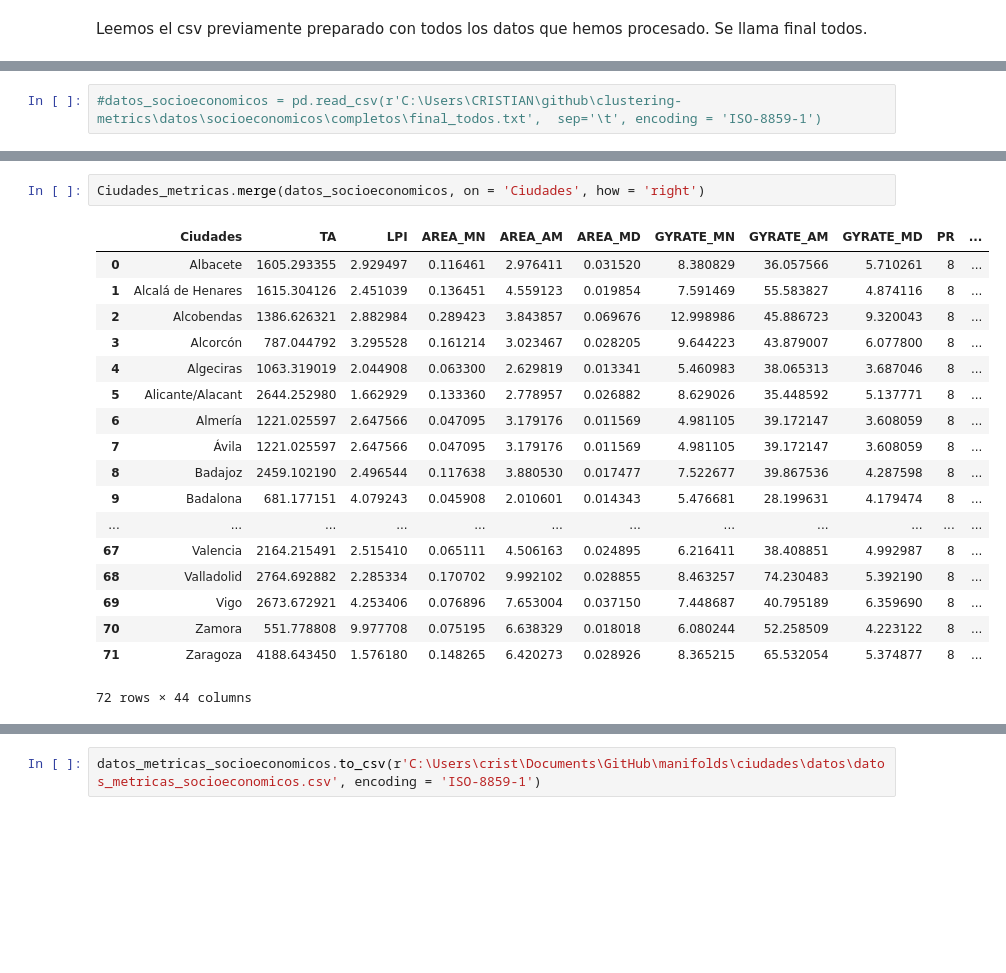
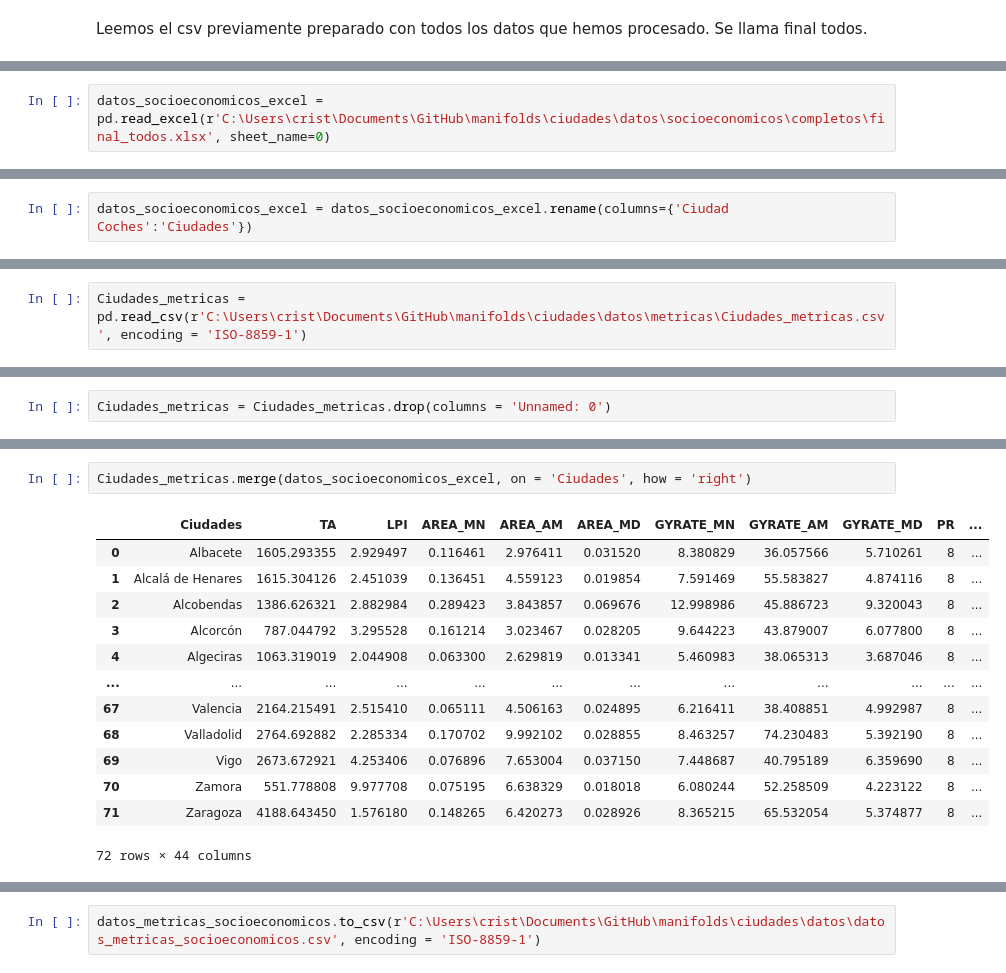
Before and after one commit to cristianvergaraf/clustering-metrics, a Jupyter notebook: datos/metricas/funcion_leer_metricas.ipynb, the cells around one changed output, grey strips where cells are left out. Cells and saved outputs as stored; diff of their text form; blank space fills up the shorter version.

```diff
--- a/datos/metricas/funcion_leer_metricas.ipynb
+++ b/datos/metricas/funcion_leer_metricas.ipynb
@@ -630,0 +633,2 @@ Leemos el csv previamente preparado con todos los datos que hemos procesado. Se
+# %%
+datos_socioeconomicos_excel = pd.read_excel(r'C:\Users\crist\Documents\GitHub\manifolds\ciudades\datos\socioeconomicos\completos\final_todos.xlsx', sheet_name=0)
@@ -630,0 +660,2 @@ Leemos el csv previamente preparado con todos los datos que hemos procesado. Se
+# %%
+datos_socioeconomicos_excel = datos_socioeconomicos_excel.rename(columns={'Ciudad Coches':'Ciudades'})
@@ -631,2 +680,2 @@ Leemos el csv previamente preparado con todos los datos que hemos procesado. Se
 # %%
-#datos_socioeconomicos = pd.read_csv(r'C:\Users\CRISTIAN\github\clustering-metrics\datos\socioeconomicos\completos\final_todos.txt',  sep='\t', encoding = 'ISO-8859-1')
+Ciudades_metricas = pd.read_csv(r'C:\Users\crist\Documents\GitHub\manifolds\ciudades\datos\metricas\Ciudades_metricas.csv', encoding = 'ISO-8859-1')
@@ -671,3 +682,5 @@ nombre_ciudades = datos_socioeconomicos.Ciudades
+# %%
+Ciudades_metricas = Ciudades_metricas.drop(columns = 'Unnamed: 0')
 # %%
 Ciudades_metricas
 # %% [output]
@@ -712,17 +700,12 @@ datos_socioeconomicos
 # %%
-Ciudades_metricas.merge(datos_socioeconomicos, on = 'Ciudades', how = 'right')
+Ciudades_metricas.merge(datos_socioeconomicos_excel, on = 'Ciudades', how = 'right')
 # %% [output]
 |  | Ciudades | TA | LPI | AREA_MN | AREA_AM | AREA_MD | GYRATE_MN | GYRATE_AM | GYRATE_MD | PR | ... |
 | 0 | Albacete | 1605.293355 | 2.929497 | 0.116461 | 2.976411 | 0.031520 | 8.380829 | 36.057566 | 5.710261 | 8 | ... |
 | 1 | Alcalá de Henares | 1615.304126 | 2.451039 | 0.136451 | 4.559123 | 0.019854 | 7.591469 | 55.583827 | 4.874116 | 8 | ... |
 | 2 | Alcobendas | 1386.626321 | 2.882984 | 0.289423 | 3.843857 | 0.069676 | 12.998986 | 45.886723 | 9.320043 | 8 | ... |
 | 3 | Alcorcón | 787.044792 | 3.295528 | 0.161214 | 3.023467 | 0.028205 | 9.644223 | 43.879007 | 6.077800 | 8 | ... |
 | 4 | Algeciras | 1063.319019 | 2.044908 | 0.063300 | 2.629819 | 0.013341 | 5.460983 | 38.065313 | 3.687046 | 8 | ... |
-| 5 | Alicante/Alacant | 2644.252980 | 1.662929 | 0.133360 | 2.778957 | 0.026882 | 8.629026 | 35.448592 | 5.137771 | 8 | ... |
-| 6 | Almería | 1221.025597 | 2.647566 | 0.047095 | 3.179176 | 0.011569 | 4.981105 | 39.172147 | 3.608059 | 8 | ... |
-| 7 | Ávila | 1221.025597 | 2.647566 | 0.047095 | 3.179176 | 0.011569 | 4.981105 | 39.172147 | 3.608059 | 8 | ... |
-| 8 | Badajoz | 2459.102190 | 2.496544 | 0.117638 | 3.880530 | 0.017477 | 7.522677 | 39.867536 | 4.287598 | 8 | ... |
-| 9 | Badalona | 681.177151 | 4.079243 | 0.045908 | 2.010601 | 0.014343 | 5.476681 | 28.199631 | 4.179474 | 8 | ... |
 | ... | ... | ... | ... | ... | ... | ... | ... | ... | ... | ... | ... |
 | 67 | Valencia | 2164.215491 | 2.515410 | 0.065111 | 4.506163 | 0.024895 | 6.216411 | 38.408851 | 4.992987 | 8 | ... |
 | 68 | Valladolid | 2764.692882 | 2.285334 | 0.170702 | 9.992102 | 0.028855 | 8.463257 | 74.230483 | 5.392190 | 8 | ... |
```
Also changed, not shown: parts of 24 cells of this notebook, 1 other file.
